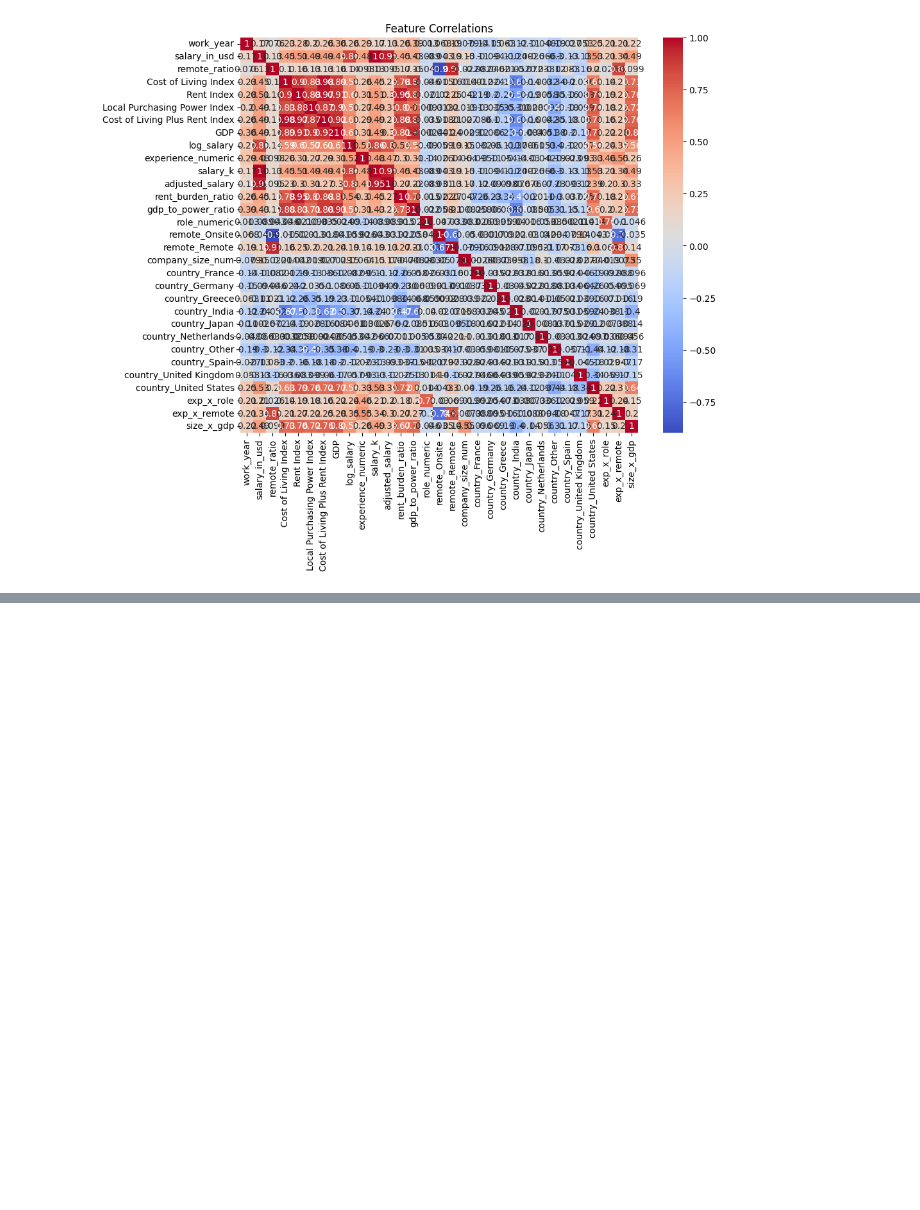
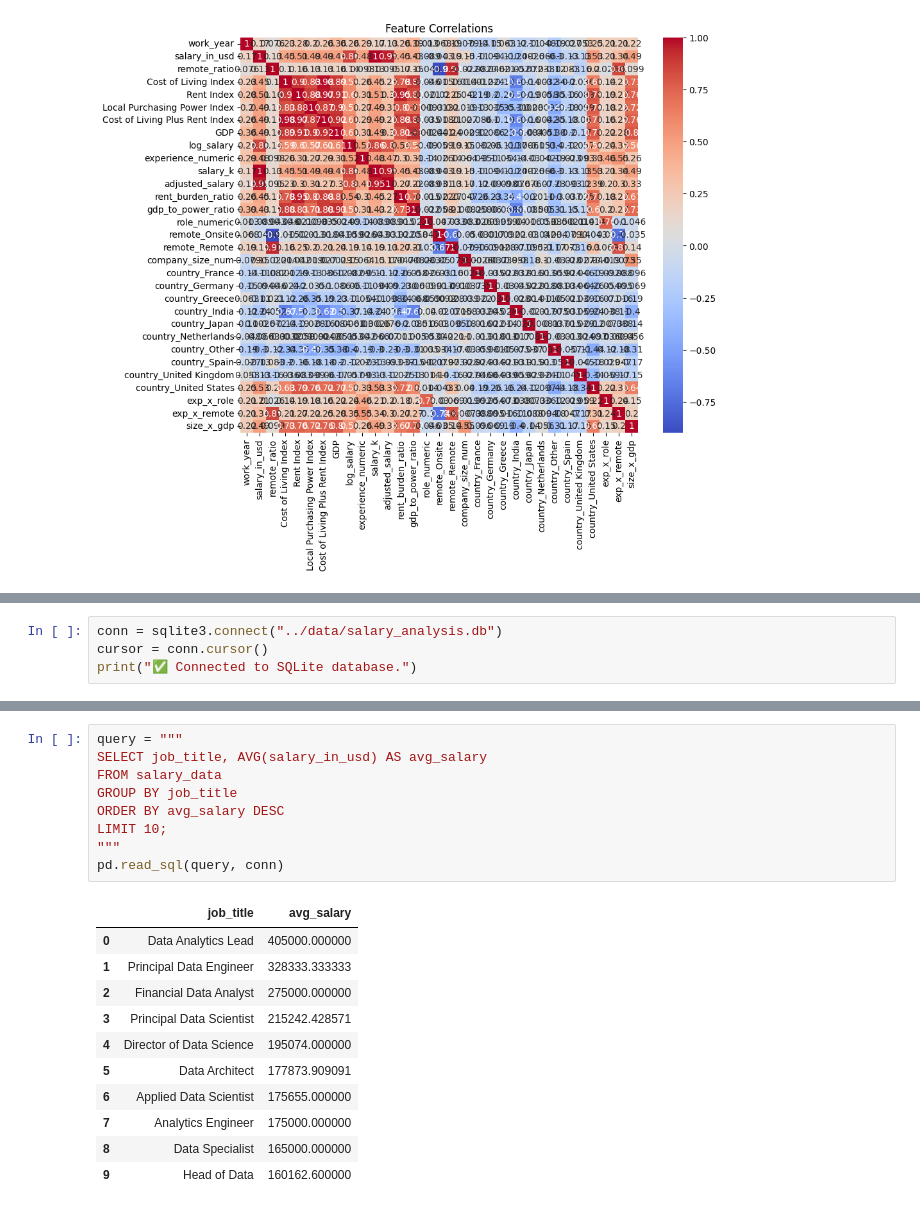
Before and after one commit to Uman-66/ai-driven-salary-analysis, a Jupyter notebook: notebooks/01_data_loading_and_overview.ipynb, the cells around one changed output, grey strips where cells are left out. Drawn from its saved outputs; the diff is of its cells as text; blank space fills up the shorter version.

```diff
--- a/notebooks/01_data_loading_and_overview.ipynb
+++ b/notebooks/01_data_loading_and_overview.ipynb
@@ -538,0 +552,4 @@ plt.show()
+# %%
+conn = sqlite3.connect("../data/salary_analysis.db")
+cursor = conn.cursor()
+print("✅ Connected to SQLite database.")
@@ -538,0 +588,21 @@ plt.show()
+# %%
+query = """
+SELECT job_title, AVG(salary_in_usd) AS avg_salary
+FROM salary_data
+GROUP BY job_title
+ORDER BY avg_salary DESC
+LIMIT 10;
+"""
+pd.read_sql(query, conn)
+# %% [output]
+|  | job_title | avg_salary |
+| 0 | Data Analytics Lead | 405000.000000 |
+| 1 | Principal Data Engineer | 328333.333333 |
+| 2 | Financial Data Analyst | 275000.000000 |
+| 3 | Principal Data Scientist | 215242.428571 |
+| 4 | Director of Data Science | 195074.000000 |
+| 5 | Data Architect | 177873.909091 |
+| 6 | Applied Data Scientist | 175655.000000 |
+| 7 | Analytics Engineer | 175000.000000 |
+| 8 | Data Specialist | 165000.000000 |
+| 9 | Head of Data | 160162.600000 |
```
Also changed, not shown: parts of 8 cells of this notebook.
